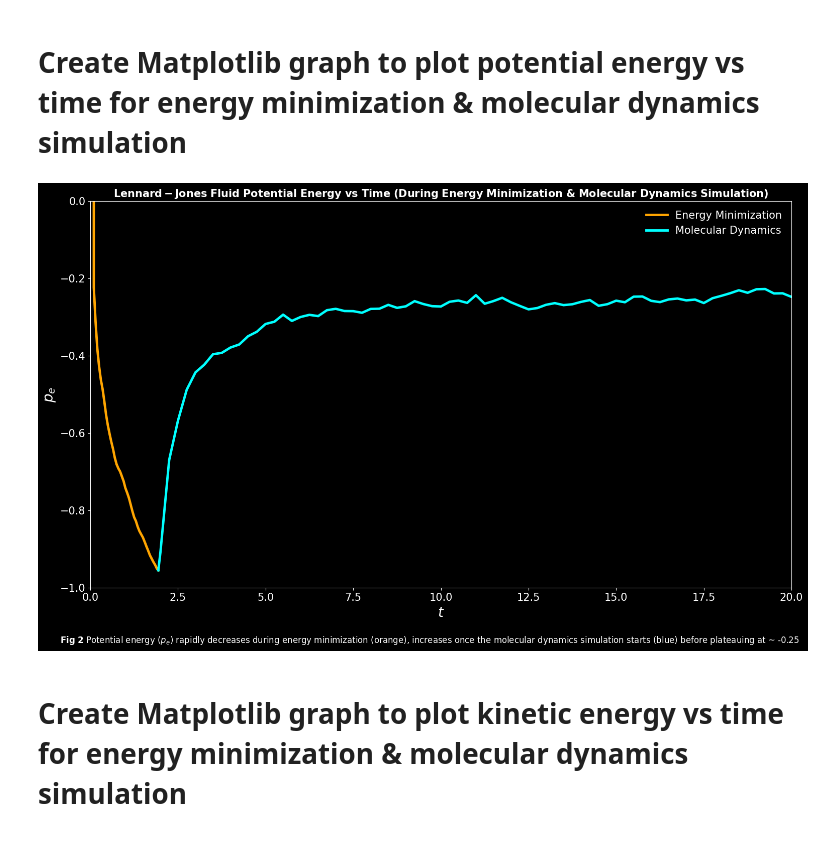
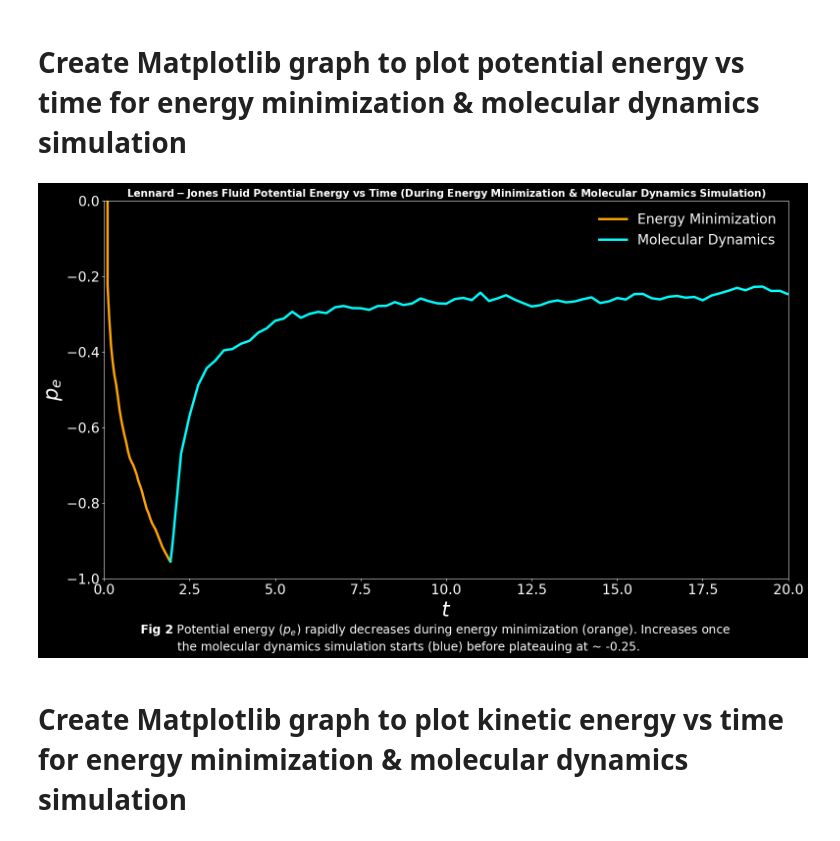
Before and after one commit to c-vandenberg/lammps-tutorials, a Jupyter notebook: simon-gravelle/level-1/lennard-jones-fluid/first-input/notebooks/lennard_jones_potential.ipynb, the cells around one changed output. Drawn from its saved outputs; the diff is of its cells as text; code cells hidden in the pictures.

```diff
--- a/simon-gravelle/level-1/lennard-jones-fluid/first-input/notebooks/lennard_jones_potential.ipynb
+++ b/simon-gravelle/level-1/lennard-jones-fluid/first-input/notebooks/lennard_jones_potential.ipynb
@@ -89,42 +89,45 @@ pe_vs_time_line_graph_figure, pe_vs_time_line_graph_axes = pyplot.subplots(figsi
 pe_vs_time_line_graph_figure.patch.set_facecolor('black')
 pe_vs_time_line_graph_axes.set_facecolor('black')
 
 # Stylise ticks and spines
-pe_vs_time_line_graph_axes.tick_params(colors='white', which='both', labelsize=15)
+pe_vs_time_line_graph_axes.tick_params(colors='white', which='both', labelsize=20)
 for spine in pe_vs_time_line_graph_axes.spines.values():
     spine.set_edgecolor('white')
 
 # Plot the data
 pe_vs_time_line_graph_axes.plot(energy_min_time, energy_min_potential_energy, color='orange',
                                 linewidth=3.5, label=r'Energy Minimization')
 pe_vs_time_line_graph_axes.plot(molecular_dynamics_time, molecular_dynamics_potential_energy, color='cyan',
                                 linewidth=3.5, label=r'Molecular Dynamics')
 
 # Set axes labels, limits and graph title
-pe_vs_time_line_graph_axes.set_xlabel(r'$t$', color='white', fontsize=20)
-pe_vs_time_line_graph_axes.set_ylabel(r'$p_{e}$', color='white', fontsize=20)
+pe_vs_time_line_graph_axes.set_xlabel(r'$t$', color='white', fontsize=30)
+pe_vs_time_line_graph_axes.set_ylabel(r'$p_{e}$', color='white', fontsize=30)
 pe_vs_time_line_graph_axes.set_xlim(0, 20)
 pe_vs_time_line_graph_axes.set_ylim(-1.0, 0.0)
 pe_vs_time_line_graph_axes.set_title(r'$\bf{Lennard-Jones\ Fluid\ Potential\ Energy\ vs\ Time\ (During\ Energy\ Minimization\ '
                                      r'&\ Molecular\ Dynamics\ Simulation)}$',
                                      fontsize=15, color='white')
 
 # Add legend
-pe_vs_time_legend: Legend = pe_vs_time_line_graph_axes.legend(loc='upper right', frameon=False, fontsize=15)
+pe_vs_time_legend: Legend = pe_vs_time_line_graph_axes.legend(loc='upper right', frameon=False, fontsize=20)
 for text in pe_vs_time_legend.get_texts():
     text.set_color('white')
 
 # Add figure title
 pe_vs_time_line_graph_figure.text(0.5, 0.005,
-                r'$\bf{Fig\ 2}$ Potential energy ($p_{e}$) rapidly decreases during energy minimization (orange), '
-                r'increases once the molecular dynamics simulation starts (blue) before plateauing at ~ -0.25',
-                ha='center', va='center', color='white', fontsize=12)
+                r'$\bf{Fig\ 2}$ Potential energy ($p_{e}$) rapidly decreases during energy minimization (orange). '
+                r'Increases once ',
+                ha='center', va='center', color='white', fontsize=17.5)
+pe_vs_time_line_graph_figure.text(0.47, -0.03,
+                r'the molecular dynamics simulation starts (blue) before plateauing at ~ -0.25.',
+                ha='center', va='center', color='white', fontsize=17.5)
 
-# Display the plot
+# Save & display the plot
 pyplot.savefig('../reports/figures/graphs/potential_energy_vs_time.png', bbox_inches='tight')
 pyplot.show()
 # %% [output]
-[figure, old version]
+[figure, new version]
 # %% [markdown]
 # Create Matplotlib graph to plot kinetic energy vs time for energy minimization & molecular dynamics simulation
 # %%
```
Also changed, not shown: parts of 1 cell of this notebook, 9 other files.
